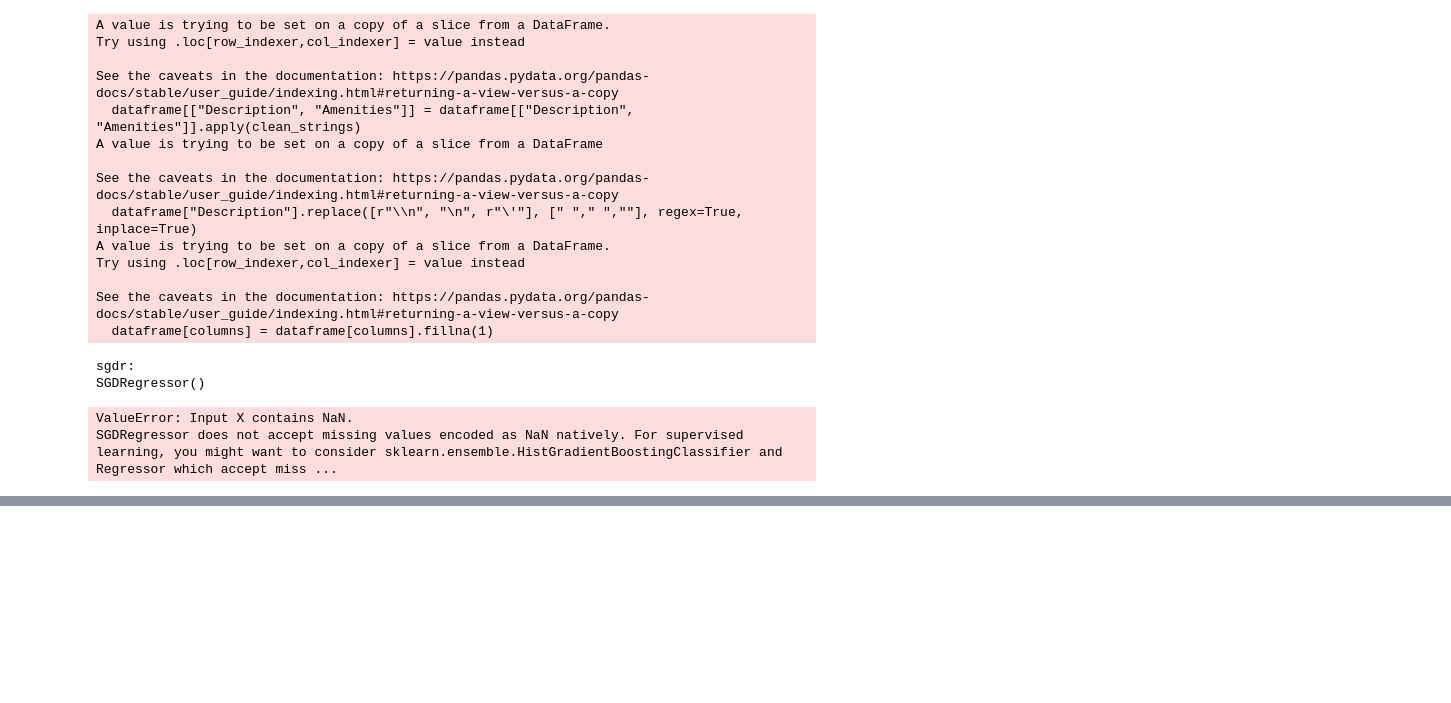
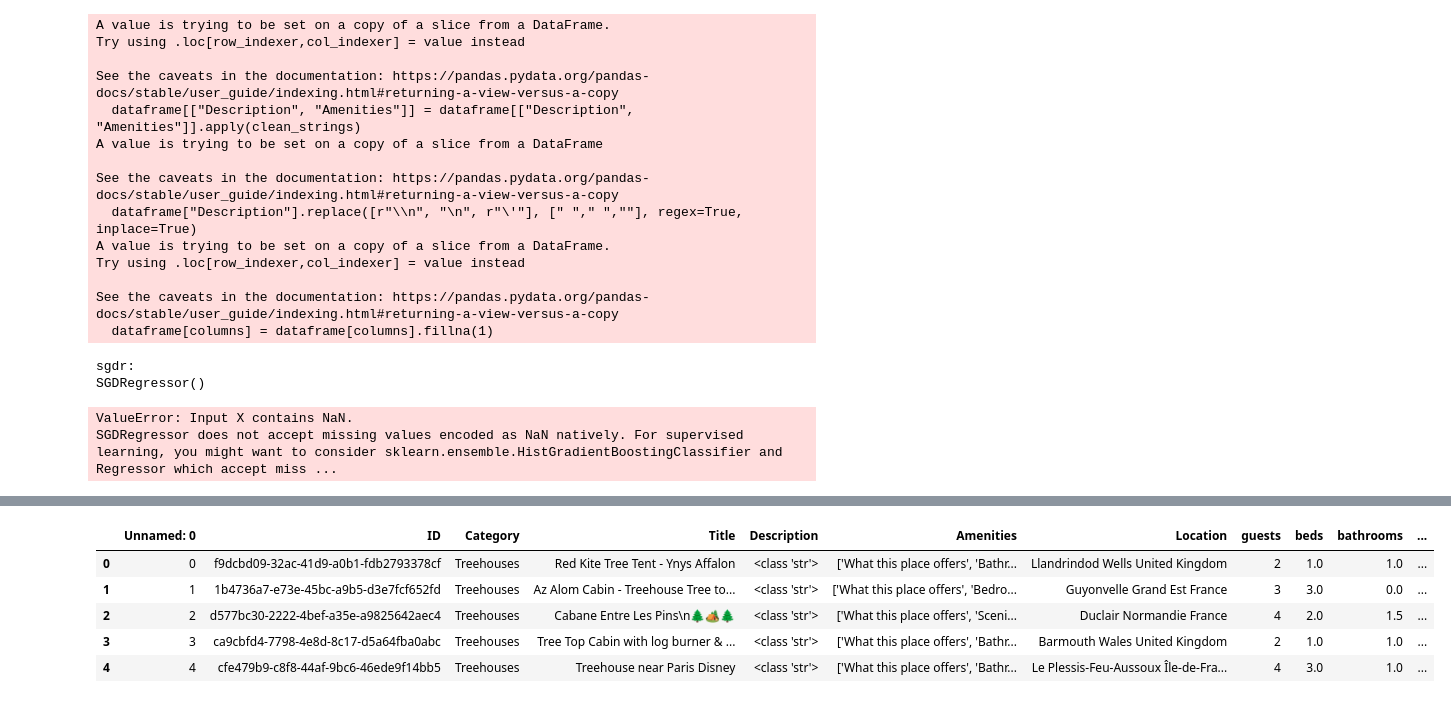
Before and after one commit to rahughes96/Airbnb, a Jupyter notebook: scratch.ipynb, the cells around one changed output, grey strips where cells are left out. Cells and saved outputs as stored; diff of their text form; code cells hidden in the pictures; blank space fills up the shorter version.

```diff
--- a/scratch.ipynb
+++ b/scratch.ipynb
@@ -197,3 +197,6 @@ sgdr.fit(xtrain,ytrain)
 # %% [output]
 ValueError: Input X contains NaN.
 SGDRegressor does not accept missing values encoded as NaN natively. For supervised learning, you might want to consider sklearn.ensemble.HistGradientBoostingClassifier and Regressor which accept miss ...
+# %%
+import pandas as pd
+Airbnb_data = pd.read_csv('/Users/ryanhughes/Desktop/Aicore/Airbnb/Airbnb/AirbnbData/Raw_Data/tabular_data/listing.csv')
@@ -199,0 +226,9 @@ SGDRegressor does not accept missing values encoded as NaN natively. For supervi
+# %%
+Airbnb_data.head()
+# %% [output]
+|  | Unnamed: 0 | ID | Category | Title | Description | Amenities | Location | guests | beds | bathrooms | ... |
+| 0 | 0 | f9dcbd09-32ac-41d9-a0b1-fdb2793378cf | Treehouses | Red Kite Tree Tent - Ynys Affalon | <class 'str'> | ['What this place offers', 'Bathr... | Llandrindod Wells United Kingdom | 2 | 1.0 | 1.0 | ... |
+| 1 | 1 | 1b4736a7-e73e-45bc-a9b5-d3e7fcf652fd | Treehouses | Az Alom Cabin - Treehouse Tree to... | <class 'str'> | ['What this place offers', 'Bedro... | Guyonvelle Grand Est France | 3 | 3.0 | 0.0 | ... |
+| 2 | 2 | d577bc30-2222-4bef-a35e-a9825642aec4 | Treehouses | Cabane Entre Les Pins\n🌲🏕️🌲 | <class 'str'> | ['What this place offers', 'Sceni... | Duclair Normandie France | 4 | 2.0 | 1.5 | ... |
+| 3 | 3 | ca9cbfd4-7798-4e8d-8c17-d5a64fba0abc | Treehouses | Tree Top Cabin with log burner & ... | <class 'str'> | ['What this place offers', 'Bathr... | Barmouth Wales United Kingdom | 2 | 1.0 | 1.0 | ... |
+| 4 | 4 | cfe479b9-c8f8-44af-9bc6-46ede9f14bb5 | Treehouses | Treehouse near Paris Disney | <class 'str'> | ['What this place offers', 'Bathr... | Le Plessis-Feu-Aussoux Île-de-Fra... | 4 | 3.0 | 1.0 | ... |
```
Also changed, not shown: parts of 1 cell of this notebook, 13 other files.
